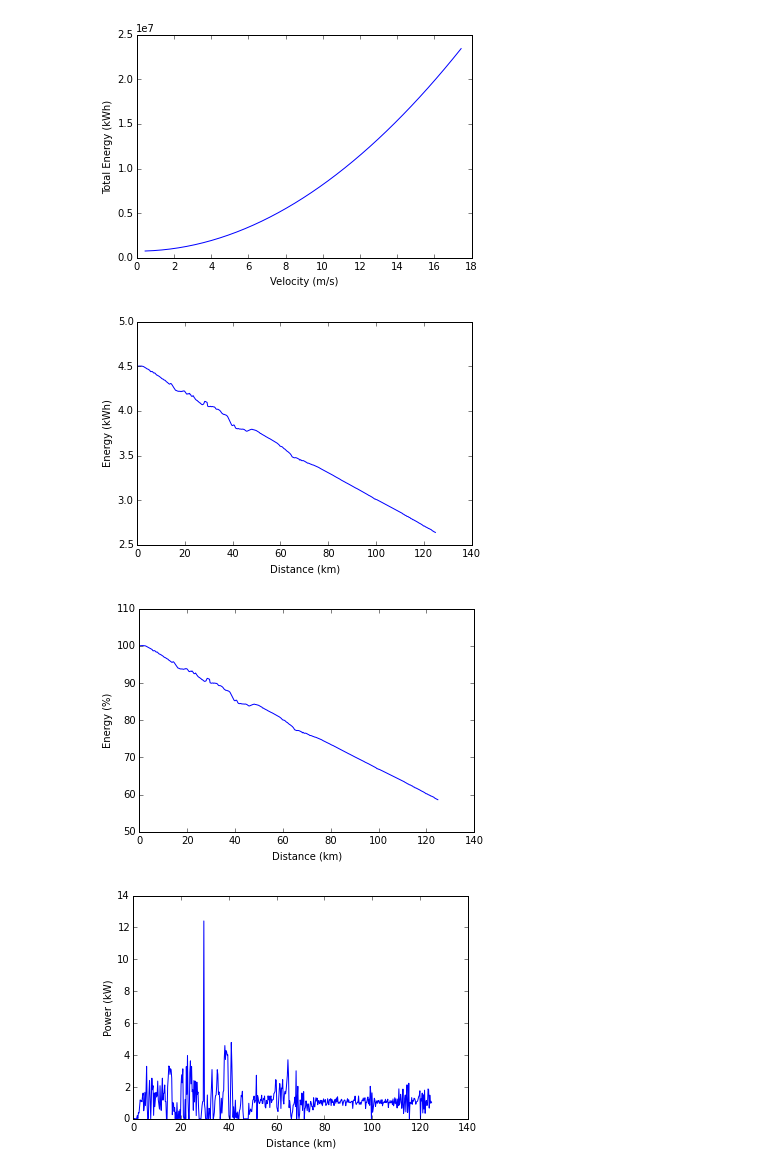
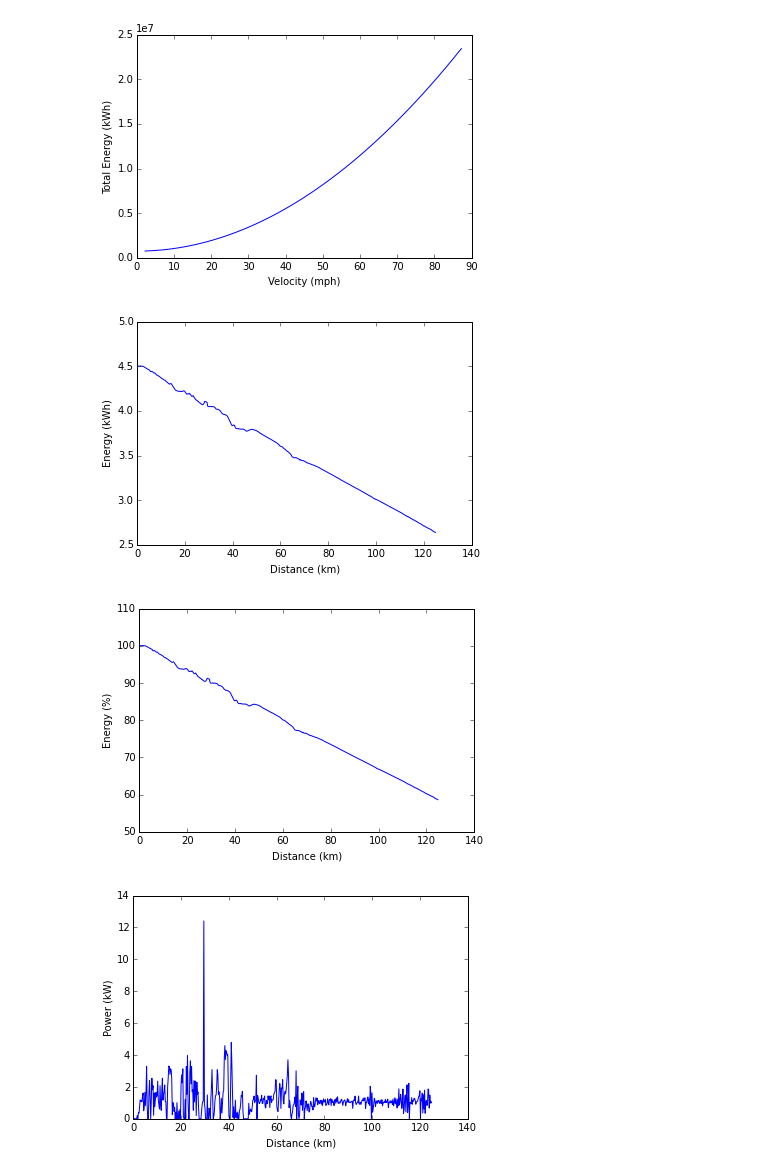
Before and after one commit to Calsolstrategy/energy-model, a Jupyter notebook: strategy.ipynb, the cells around one changed output. Drawn from its saved outputs; the diff is of its cells as text; code cells hidden in the pictures.

```diff
--- a/strategy.ipynb
+++ b/strategy.ipynb
@@ -6,7 +6,6 @@ import matplotlib.pyplot as plt
 import random
 import numpy as np
 
-# S.I units unless labelled
 # Currently using Zephyr data, stick with that for now, update to Tachyon stats later
 # what amount of battery cap should be minimum?
 # EDIT weather array so its the same length as the distance_readings array (not hardcoded 512)
@@ -29,7 +28,7 @@ def power(velocity, incline, accel=0): # Calculates instantaneous power given ve
     power = force * velocity
     return power
 
-def calc_stop_energy(velocity): # velocity in m/s
+def calc_stop_energy(velocity): # energy usage per stop
     energy = 0.5 * mass * velocity * velocity # joules
     return energy / 3600000.0 # kwh
 
@@ -80,40 +79,40 @@ def plot_energy(rangeVel, terrain_file): #Plots total energy used over an entire
         energy_val, power, distance, total_energy = energy(v, terrain_file)
         energies+= [total_energy] #causing out of range error
     for i in range(0, len(vs)):
-        vs[i] = 0.44704 * vs[i] #conversion of m/s to mph
+        vs[i] = 2.23694 * vs[i] #conversion of m/s to mph
     plt.plot(vs, energies)
     plt.ylabel("Total Energy (kWh)")
-    plt.xlabel("Velocity (m/s)")
+    plt.xlabel("Velocity (mph)")
     plt.show()
 
 def plot_energy_time(velocity, terrain_file): #Plots battery energy over distance
     energy_val, power, distance, total_energy = energy(velocity, terrain_file, num_stops)
     plt.plot([float(d) / 1000.0 for d in distance], [battery_capacity - i for i in energy_val])
     plt.ylabel("Energy (kWh)")
     plt.xlabel("Distance (km)")
     plt.show()
 
 def plot_energy_time_percentage(velocity, terrain_file): #Plots battery percentage over distance
     energy_val, power, distance, total_energy = energy(velocity, terrain_file, num_stops)
     plt.plot([float(d) / 1000.0 for d in distance], [((battery_capacity - i) / battery_capacity) * 100 for i in energy_val])
     plt.ylabel("Energy (%)")
     plt.xlabel("Distance (km)")
     plt.show()
 
 def plot_instantaneous_power_time(velocity, terrain_file): #Plots instantaneous power over distance. Assumes that velocity is constant.
     energy_val, power, distance, total_energy = energy(velocity, terrain_file, num_stops)
     plt.plot([float(d) / 1000.0 for d in distance], [p / 1000 if p > 0 else 0 for p in power])
     plt.ylabel("Power (kW)")
     plt.xlabel("Distance (km)")
     plt.show()
 
 
 plot_energy(range(1,40), "terrain1.csv")
 plot_energy_time(20, "terrain1.csv")
 plot_energy_time_percentage(20, "terrain1.csv")
 plot_instantaneous_power_time(20, "terrain1.csv")
 # %% [output]
-[figure, old version]
+[figure, new version]
 [figure]
 [figure]
 [figure]
```
